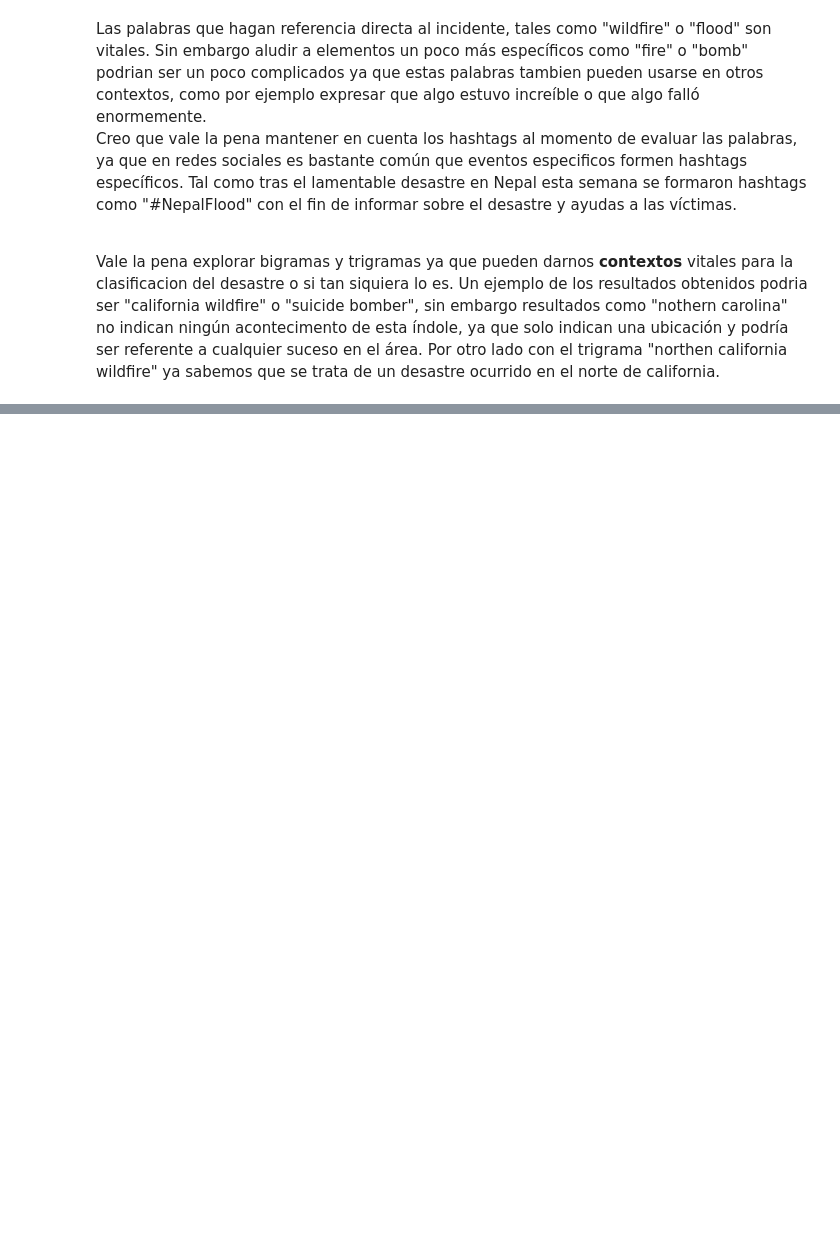
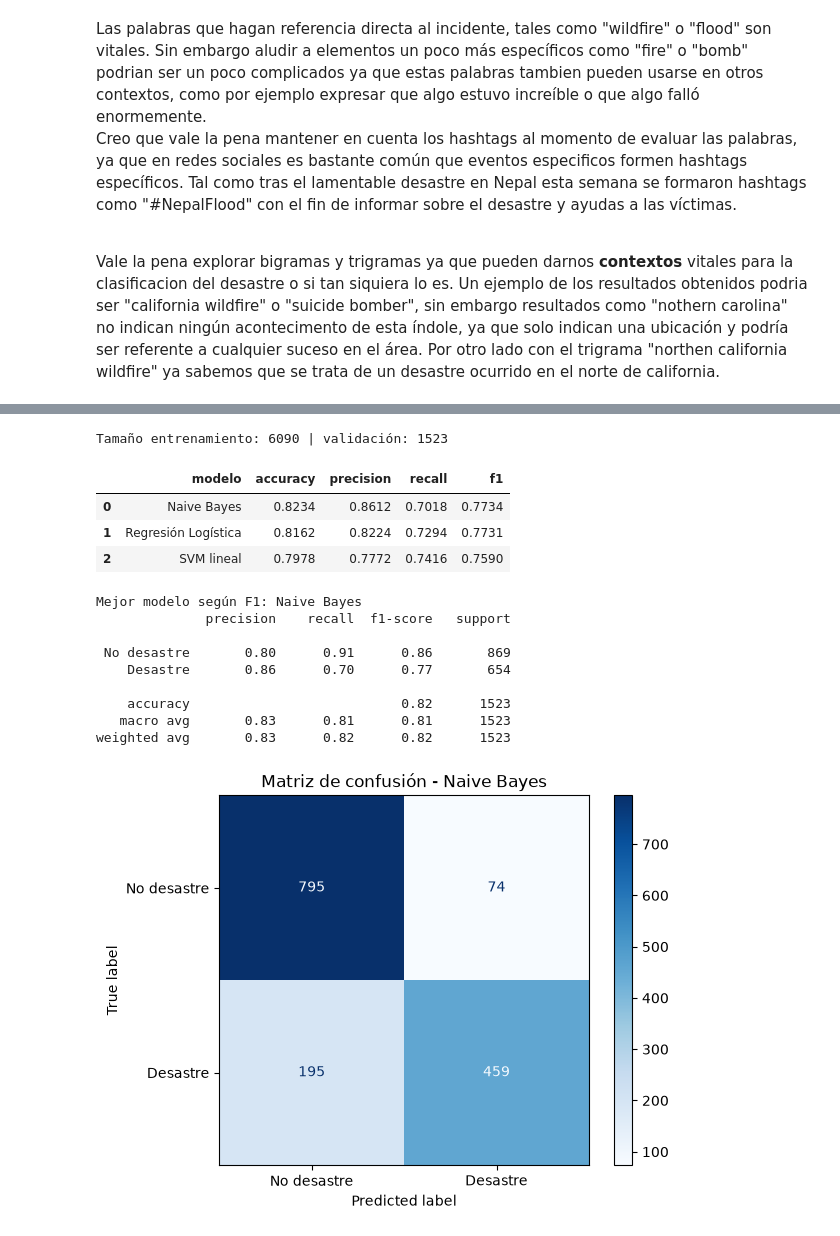
Before and after one commit to abbydoag/Labs_DataSci, a Jupyter notebook: Lab5/Lab5.ipynb, the cells around one changed output, grey strips where cells are left out. Cells and saved outputs as stored; diff of their text form; code cells hidden in the pictures; blank space fills up the shorter version.

```diff
--- a/Lab5/Lab5.ipynb
+++ b/Lab5/Lab5.ipynb
@@ -435,0 +482,71 @@ Vale la pena explorar bigramas y trigramas ya que pueden darnos **contextos** vi
+# %%
+from sklearn.model_selection import train_test_split
+from sklearn.pipeline import Pipeline
+from sklearn.feature_extraction.text import TfidfVectorizer
+from sklearn.naive_bayes import MultinomialNB
+from sklearn.linear_model import LogisticRegression
+from sklearn.svm import LinearSVC
+from sklearn.metrics import accuracy_score, precision_score, recall_score, f1_score, classification_report, ConfusionMatrixDisplay
+
+X = train_df['cleaned_text'].fillna('')
+y = train_df['target']
+X_train, X_valid, y_train, y_valid = train_test_split(
+    X, y, test_size=0.20, random_state=42, stratify=y)
+
+def crear_pipeline(clasificador):
+    return Pipeline([
+        ('tfidf', TfidfVectorizer(ngram_range=(1, 2), min_df=2, sublinear_tf=True,
+                                  max_features=100000)),
+        ('modelo', clasificador)
+    ])
+
+modelos = {
+    'Naive Bayes': crear_pipeline(MultinomialNB(alpha=0.5)),
+    'Regresión Logística': crear_pipeline(LogisticRegression(max_iter=1000, C=2.0)),
+    'SVM lineal': crear_pipeline(LinearSVC(C=1.0))
+}
+
+resultados = []
+predicciones = {}
+for nombre, modelo in modelos.items():
+    modelo.fit(X_train, y_train)
+    pred = modelo.predict(X_valid)
+    predicciones[nombre] = pred
+    resultados.append({
+        'modelo': nombre,
+        'accuracy': accuracy_score(y_valid, pred),
+        'precision': precision_score(y_valid, pred),
+        'recall': recall_score(y_valid, pred),
+        'f1': f1_score(y_valid, pred)
+    })
+
+resultados_df = pd.DataFrame(resultados).sort_values('f1', ascending=False).reset_index(drop=True)
+print('Tamaño entrenamiento:', len(X_train), '| validación:', len(X_valid))
+display(resultados_df.round(4))
+
+mejor_nombre = resultados_df.loc[0, 'modelo']
+mejor_modelo = modelos[mejor_nombre]
+print()
+print(f'Mejor modelo según F1: {mejor_nombre}')
+print(classification_report(y_valid, predicciones[mejor_nombre], target_names=['No desastre', 'Desastre']))
+
+ConfusionMatrixDisplay.from_predictions(
+    y_valid, predicciones[mejor_nombre], display_labels=['No desastre', 'Desastre'], cmap='Blues')
+plt.title(f'Matriz de confusión - {mejor_nombre}')
+plt.show()
+# %% [output]
+Tamaño entrenamiento: 6090 | validación: 1523
+|  | modelo | accuracy | precision | recall | f1 |
+| 0 | Naive Bayes | 0.8234 | 0.8612 | 0.7018 | 0.7734 |
+| 1 | Regresión Logística | 0.8162 | 0.8224 | 0.7294 | 0.7731 |
+| 2 | SVM lineal | 0.7978 | 0.7772 | 0.7416 | 0.7590 |
+Mejor modelo según F1: Naive Bayes
+              precision    recall  f1-score   support
+
+ No desastre       0.80      0.91      0.86       869
+    Desastre       0.86      0.70      0.77       654
+
+    accuracy                           0.82      1523
+   macro avg       0.83      0.81      0.81      1523
+weighted avg       0.83      0.82      0.82      1523
+[figure, added]
```
Also changed, not shown: parts of 14 cells of this notebook, 5 other files.
